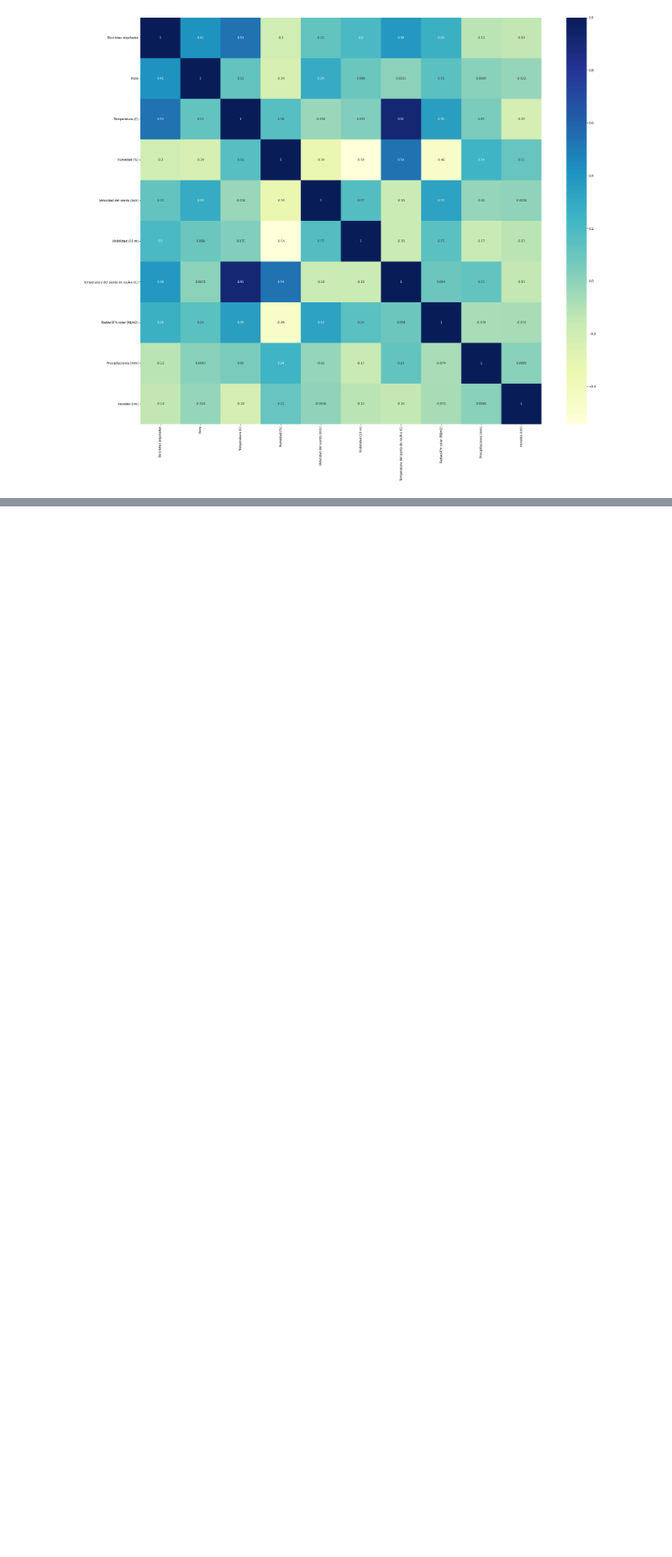
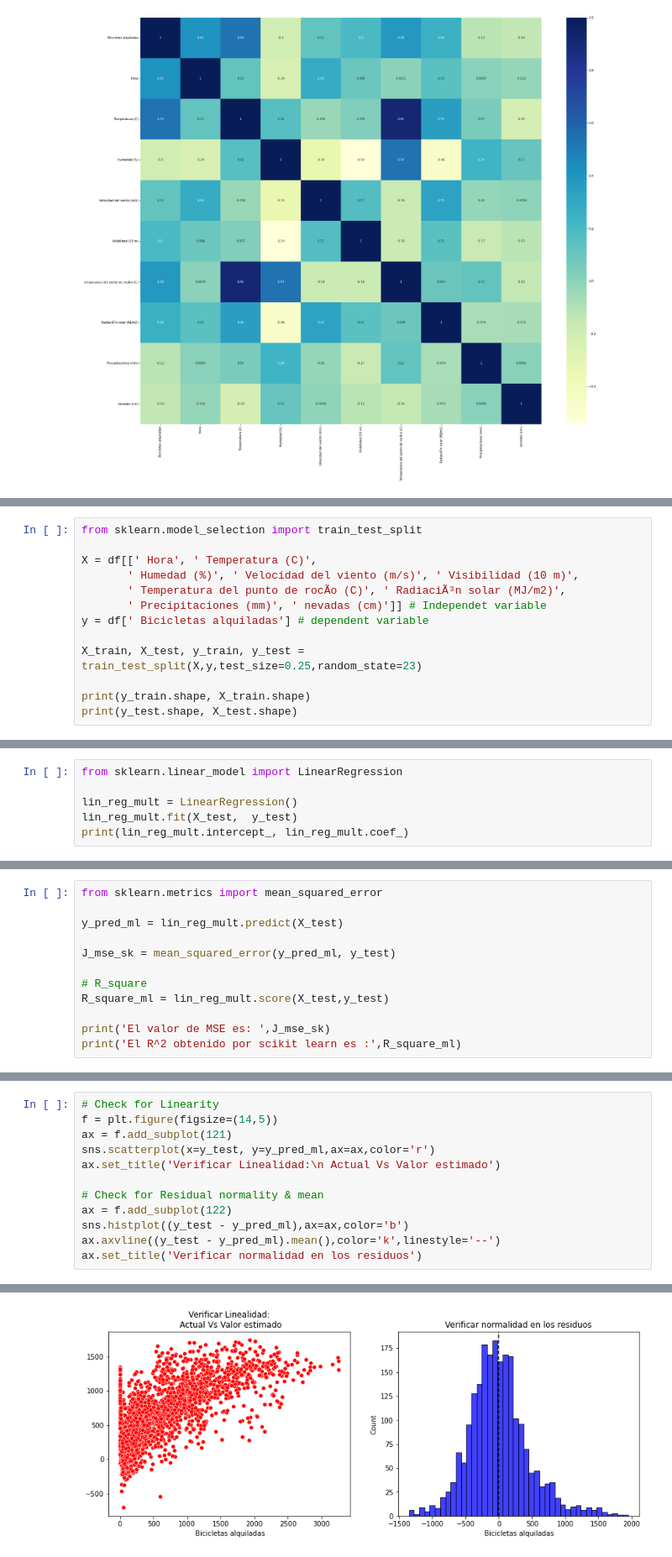
Before and after one commit to victormlgh/ModelajePredictivoOptimizacion, a Jupyter notebook: Semana3/BiciSeul.ipynb, the cells around one changed output, grey strips where cells are left out. Shown at 84% size. Drawn from its saved outputs; the diff is of its cells as text; blank space fills up the shorter version.

```diff
--- a/Semana3/BiciSeul.ipynb
+++ b/Semana3/BiciSeul.ipynb
@@ -101,0 +130,13 @@ plt.show()
+# %%
+from sklearn.model_selection import train_test_split
+
+X = df[[' Hora', ' Temperatura (C)',
+       ' Humedad (%)', ' Velocidad del viento (m/s)', ' Visibilidad (10 m)',
+       ' Temperatura del punto de rocÃ­o (C)', ' RadiaciÃ³n solar (MJ/m2)',
+       ' Precipitaciones (mm)', ' nevadas (cm)']] # Independet variable
+y = df[' Bicicletas alquiladas'] # dependent variable
+
+X_train, X_test, y_train, y_test = train_test_split(X,y,test_size=0.25,random_state=23)
+
+print(y_train.shape, X_train.shape)
+print(y_test.shape, X_test.shape)
@@ -101,0 +148,6 @@ plt.show()
+# %%
+from sklearn.linear_model import LinearRegression
+
+lin_reg_mult = LinearRegression()
+lin_reg_mult.fit(X_test,  y_test)
+print(lin_reg_mult.intercept_, lin_reg_mult.coef_)
@@ -101,0 +160,12 @@ plt.show()
+# %%
+from sklearn.metrics import mean_squared_error
+
+y_pred_ml = lin_reg_mult.predict(X_test)
+
+J_mse_sk = mean_squared_error(y_pred_ml, y_test)
+
+# R_square
+R_square_ml = lin_reg_mult.score(X_test,y_test)
+
+print('El valor de MSE es: ',J_mse_sk)
+print('El R^2 obtenido por scikit learn es :',R_square_ml)
@@ -101,0 +177,13 @@ plt.show()
+# %%
+# Check for Linearity
+f = plt.figure(figsize=(14,5))
+ax = f.add_subplot(121)
+sns.scatterplot(x=y_test, y=y_pred_ml,ax=ax,color='r')
+ax.set_title('Verificar Linealidad:\n Actual Vs Valor estimado')
+
+# Check for Residual normality & mean
+ax = f.add_subplot(122)
+sns.histplot((y_test - y_pred_ml),ax=ax,color='b')
+ax.axvline((y_test - y_pred_ml).mean(),color='k',linestyle='--')
+ax.set_title('Verificar normalidad en los residuos')
+# %% [output]
@@ -101,0 +191 @@ plt.show()
+[figure, added]
```
Also changed, not shown: parts of 26 cells of this notebook, 1 other file.
